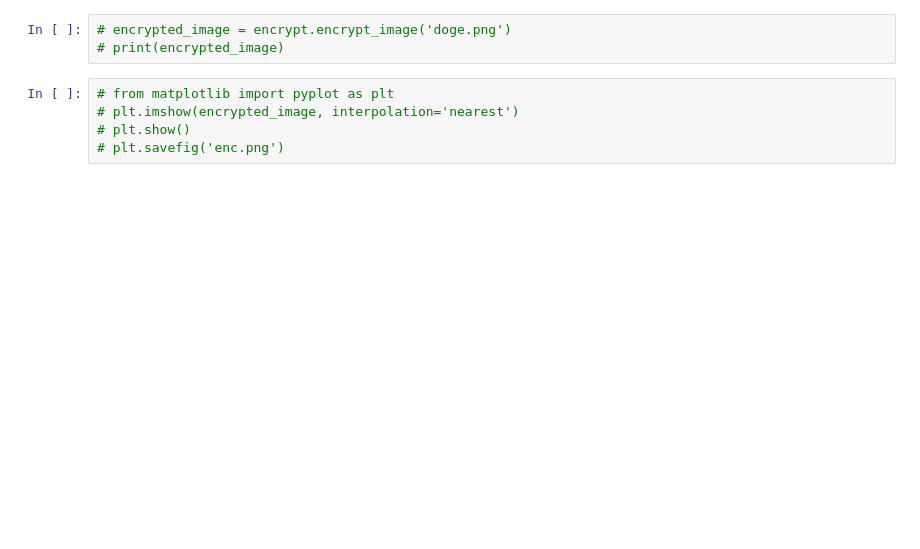
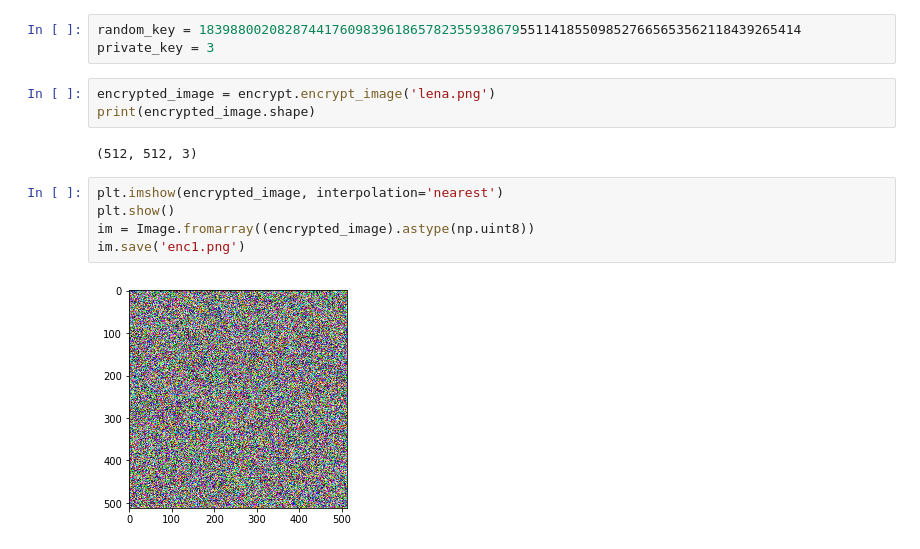
Before and after one commit to vlgiitr/Image-Steganography-with-ECC-and-Neural-Nets, a Jupyter notebook: main.ipynb, the cells around one changed output. Cells and saved outputs as stored; diff of their text form; blank space fills up the shorter version.

```diff
--- a/main.ipynb
+++ b/main.ipynb
@@ -24,8 +13,15 @@ Final nums and bins
+# %%
+random_key = 18398800208287441760983961865782355938679551141855098527665653562118439265414
+private_key = 3
 # %%
-# encrypted_image = encrypt.encrypt_image('doge.png')
-# print(encrypted_image)
+encrypted_image = encrypt.encrypt_image('lena.png')
+print(encrypted_image.shape)
+# %% [output]
+(512, 512, 3)
 # %%
-# from matplotlib import pyplot as plt
-# plt.imshow(encrypted_image, interpolation='nearest')
-# plt.show()
-# plt.savefig('enc.png')
+plt.imshow(encrypted_image, interpolation='nearest')
+plt.show()
+im = Image.fromarray((encrypted_image).astype(np.uint8))
+im.save('enc1.png')
+# %% [output]
+[figure, added]
```
Also changed, not shown: parts of 8 cells of this notebook, 4 other files.
